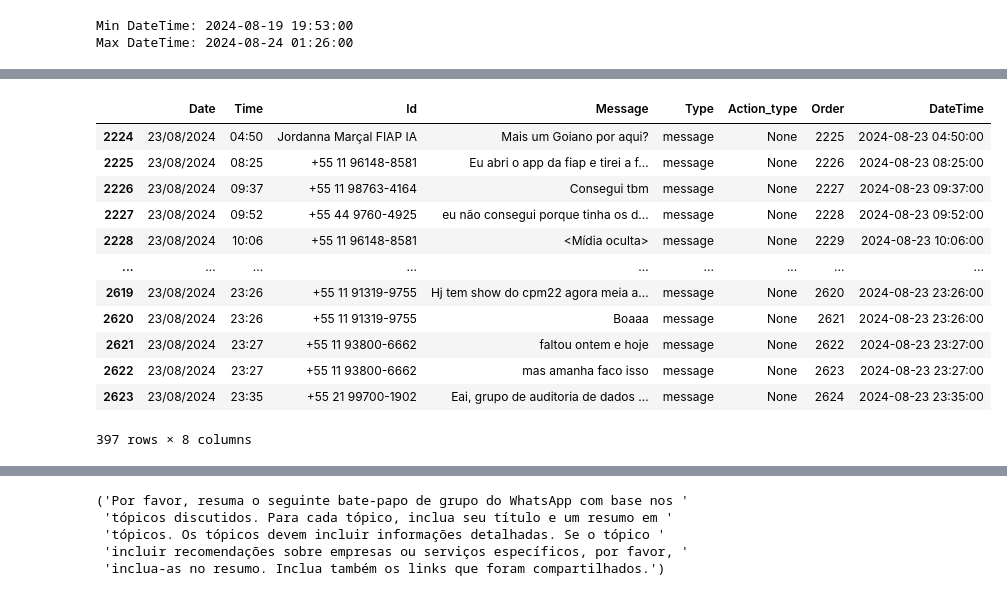
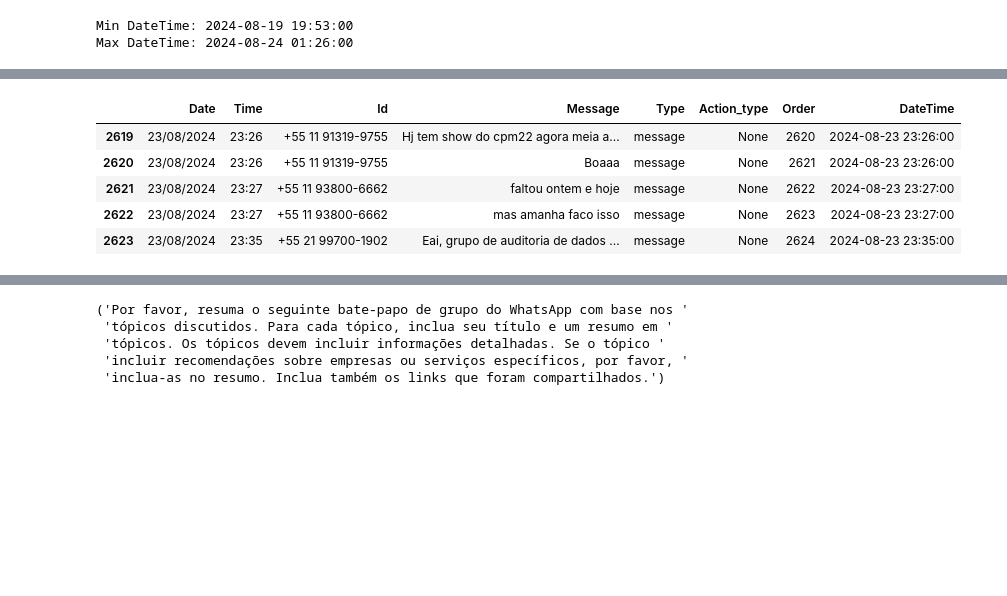
Before and after one commit to brunoconterato/Whatstics, a Jupyter notebook: src/summarizer.ipynb, the cells around one changed output, grey strips where cells are left out. Saved outputs shown, nothing was run; the diff lists cells and outputs as text; code cells hidden in the pictures; blank space fills up the shorter version.

```diff
--- a/src/summarizer.ipynb
+++ b/src/summarizer.ipynb
@@ -1,6 +27,9 @@
 # %%
 START_DATE = "2024-08-23"
 END_DATE = "2024-08-23"
+
+FILE_PATH = "../history/conversa.txt"
+SUMMARY_PATH = "../summary/summary.txt"
 # %%
 from dotenv import load_dotenv
 
@@ -135,0 +144,4 @@ history[history["Type"] != "message"].head()
+# %%
+# Exemplo de uso
+history = parse_whatsapp_history(FILE_PATH)
+history[history["Type"] != "message"].head()
@@ -164,11 +183,13 @@ from datetime import datetime, timedelta
 start_datetime = datetime.strptime(START_DATE, "%Y-%m-%d")
 end_datetime = datetime.strptime(END_DATE, "%Y-%m-%d") + timedelta(days=1)
 
+print(start_datetime, end_datetime)
+
 messages_df = history[
     (history["Type"] == "message")
     & (history["DateTime"] >= start_datetime)
     & (history["DateTime"] < end_datetime)
 ]
 print(len(messages_df))
-messages_df
+messages_df.tail()
 # %% [output]
@@ -175,14 +197,7 @@ messages_df
 397
 |  | Date | Time | Id | Message | Type | Action_type | Order | DateTime |
-| 2224 | 23/08/2024 | 04:50 | Jordanna Marçal FIAP IA | Mais um Goiano por aqui? | message | None | 2225 | 2024-08-23 04:50:00 |
-| 2225 | 23/08/2024 | 08:25 | +55 11 96148-8581 | Eu abri o app da fiap e tirei a f... | message | None | 2226 | 2024-08-23 08:25:00 |
-| 2226 | 23/08/2024 | 09:37 | +55 11 98763-4164 | Consegui tbm | message | None | 2227 | 2024-08-23 09:37:00 |
-| 2227 | 23/08/2024 | 09:52 | +55 44 9760-4925 | eu não consegui porque tinha os d... | message | None | 2228 | 2024-08-23 09:52:00 |
-| 2228 | 23/08/2024 | 10:06 | +55 11 96148-8581 | <Mídia oculta> | message | None | 2229 | 2024-08-23 10:06:00 |
-| ... | ... | ... | ... | ... | ... | ... | ... | ... |
 | 2619 | 23/08/2024 | 23:26 | +55 11 91319-9755 | Hj tem show do cpm22 agora meia a... | message | None | 2620 | 2024-08-23 23:26:00 |
 | 2620 | 23/08/2024 | 23:26 | +55 11 91319-9755 | Boaaa | message | None | 2621 | 2024-08-23 23:26:00 |
 | 2621 | 23/08/2024 | 23:27 | +55 11 93800-6662 | faltou ontem e hoje | message | None | 2622 | 2024-08-23 23:27:00 |
 | 2622 | 23/08/2024 | 23:27 | +55 11 93800-6662 | mas amanha faco isso | message | None | 2623 | 2024-08-23 23:27:00 |
 | 2623 | 23/08/2024 | 23:35 | +55 21 99700-1902 | Eai, grupo de auditoria de dados ... | message | None | 2624 | 2024-08-23 23:35:00 |
-397 rows × 8 columns
```
Also changed, not shown: parts of 12 cells of this notebook, 2 other files.
